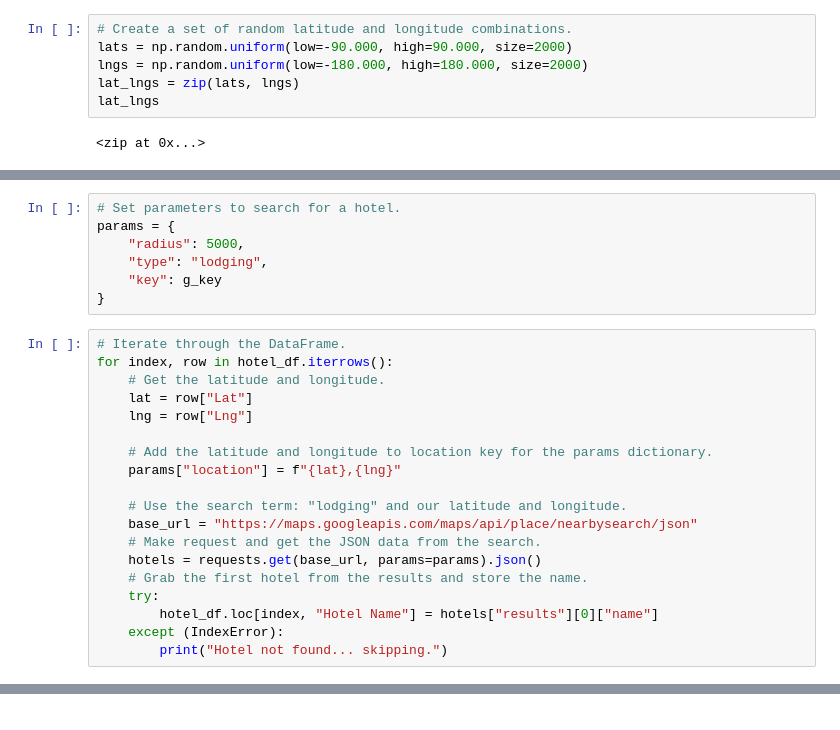
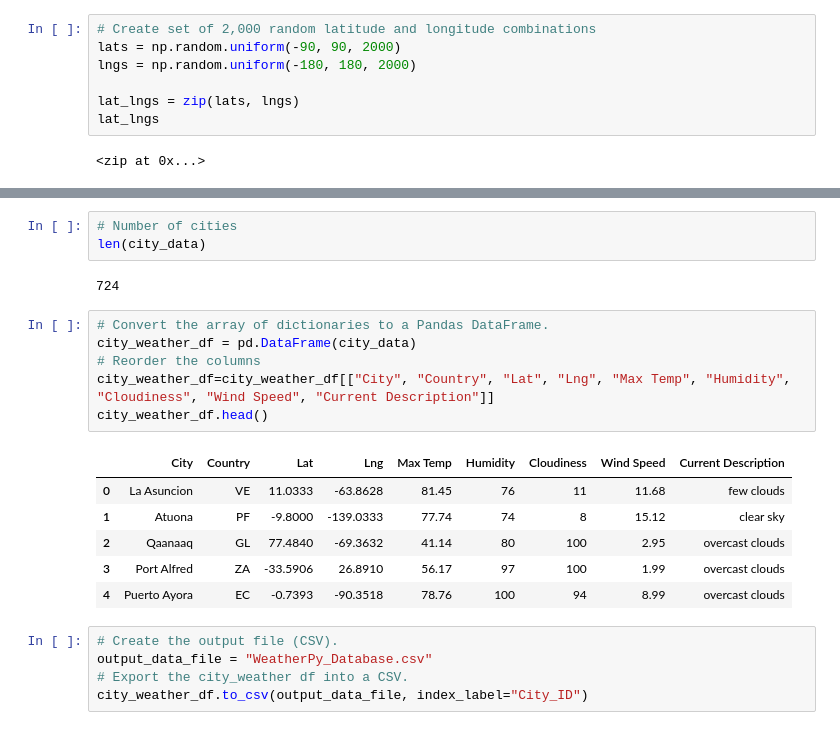
Before and after one commit to brianbutler08/World_Weather_Analysis, a Jupyter notebook: Weather_Database.ipynb, the cells around one changed output, grey strips where cells are left out. Drawn from its saved outputs; the diff is of its cells as text.

```diff
--- a/Weather_Database.ipynb
+++ b/Weather_Database.ipynb
@@ -13,9 +12,10 @@ from config import g_key
 import time
 from datetime import datetime
 # %%
-# Create a set of random latitude and longitude combinations.
-lats = np.random.uniform(low=-90.000, high=90.000, size=2000)
-lngs = np.random.uniform(low=-180.000, high=180.000, size=2000)
+# Create set of 2,000 random latitude and longitude combinations
+lats = np.random.uniform(-90, 90, 2000)
+lngs = np.random.uniform(-180, 180, 2000)
+
 lat_lngs = zip(lats, lngs)
 lat_lngs
 # %% [output]
@@ -162,26 +42,0 @@ hotel_df.head(10)
-# %%
-# Set parameters to search for a hotel.
-params = {
-    "radius": 5000,
-    "type": "lodging",
-    "key": g_key
-}
-# %%
-# Iterate through the DataFrame.
-for index, row in hotel_df.iterrows():
-    # Get the latitude and longitude.
-    lat = row["Lat"]
-    lng = row["Lng"]
-
-    # Add the latitude and longitude to location key for the params dictionary.
-    params["location"] = f"{lat},{lng}"
-
-    # Use the search term: "lodging" and our latitude and longitude.
-    base_url = "https://maps.googleapis.com/maps/api/place/nearbysearch/json"
-    # Make request and get the JSON data from the search.
-    hotels = requests.get(base_url, params=params).json()
-    # Grab the first hotel from the results and store the name.
-    try:
-        hotel_df.loc[index, "Hotel Name"] = hotels["results"][0]["name"]
-    except (IndexError):
-        print("Hotel not found... skipping.")
@@ -246,0 +123,23 @@ fig
+# %%
+# Number of cities
+len(city_data)
+# %% [output]
+724
+# %%
+# Convert the array of dictionaries to a Pandas DataFrame.
+city_weather_df = pd.DataFrame(city_data)
+# Reorder the columns
+city_weather_df=city_weather_df[["City", "Country", "Lat", "Lng", "Max Temp", "Humidity", "Cloudiness", "Wind Speed", "Current Description"]]
+city_weather_df.head()
+# %% [output]
+|  | City | Country | Lat | Lng | Max Temp | Humidity | Cloudiness | Wind Speed | Current Description |
+| 0 | La Asuncion | VE | 11.0333 | -63.8628 | 81.45 | 76 | 11 | 11.68 | few clouds |
+| 1 | Atuona | PF | -9.8000 | -139.0333 | 77.74 | 74 | 8 | 15.12 | clear sky |
+| 2 | Qaanaaq | GL | 77.4840 | -69.3632 | 41.14 | 80 | 100 | 2.95 | overcast clouds |
+| 3 | Port Alfred | ZA | -33.5906 | 26.8910 | 56.17 | 97 | 100 | 1.99 | overcast clouds |
+| 4 | Puerto Ayora | EC | -0.7393 | -90.3518 | 78.76 | 100 | 94 | 8.99 | overcast clouds |
+# %%
+# Create the output file (CSV).
+output_data_file = "WeatherPy_Database.csv"
+# Export the city_weather df into a CSV.
+city_weather_df.to_csv(output_data_file, index_label="City_ID")
```
Also changed, not shown: parts of 22 cells of this notebook, 8 other files.
